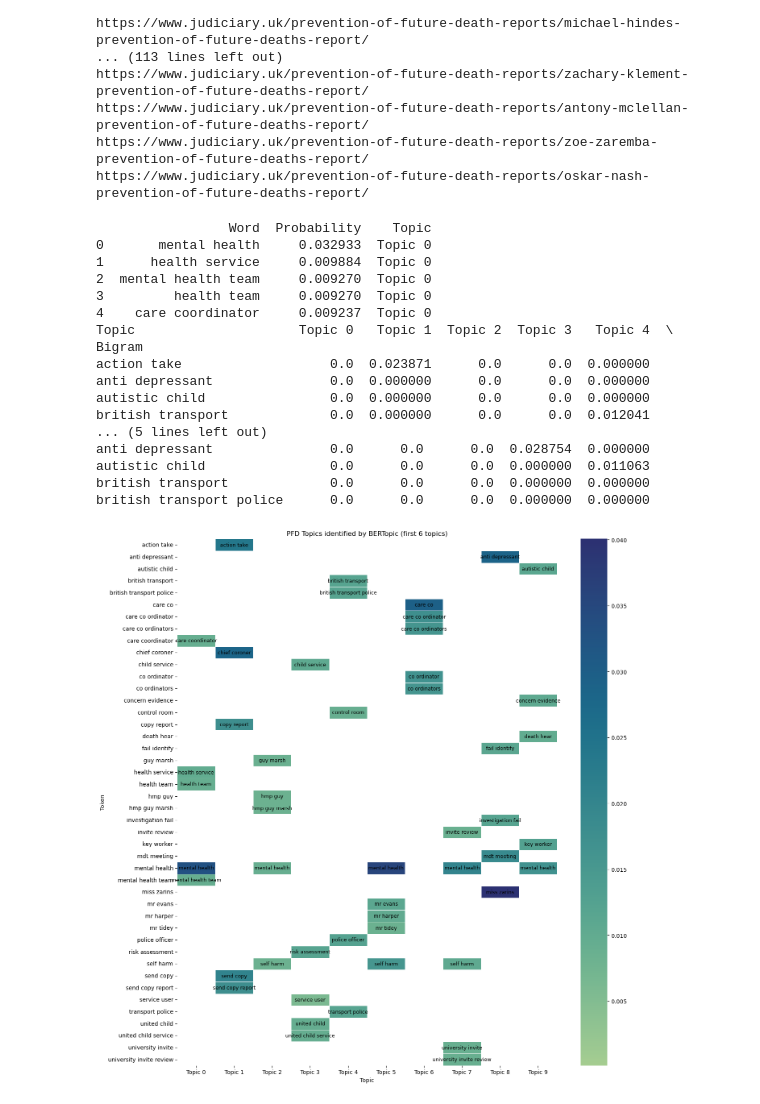
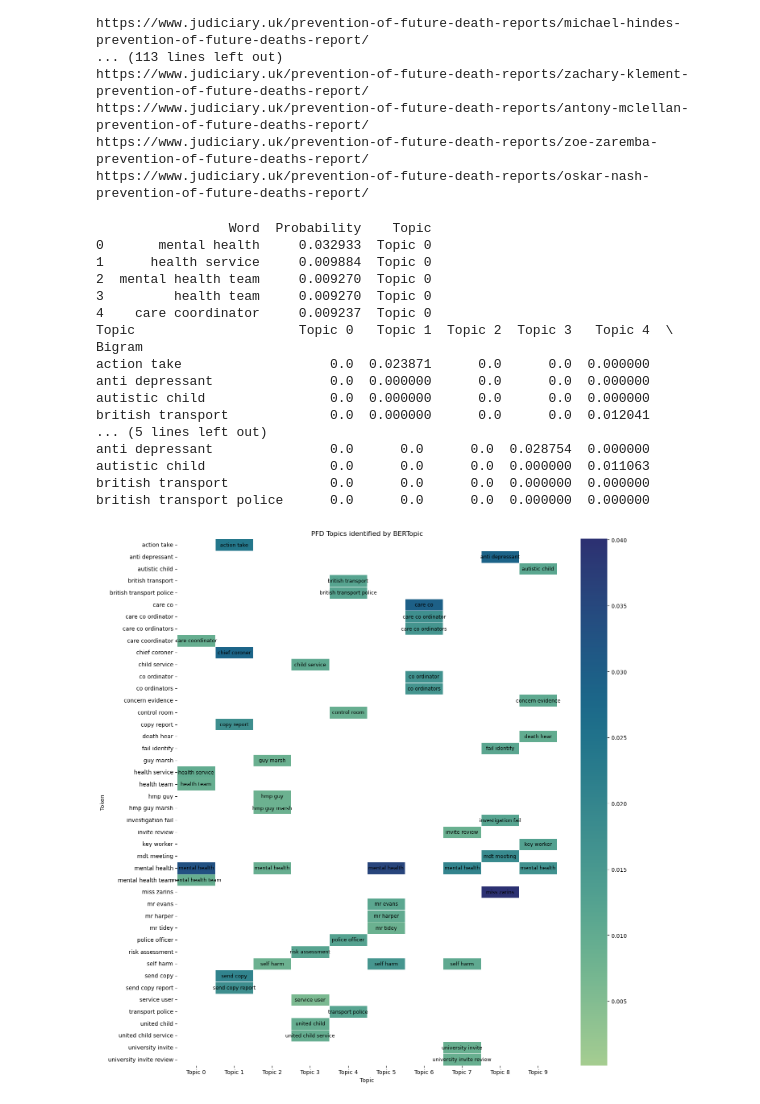
Before and after one commit to Samuel-Osian-Andrews/PFD_NLP, a Jupyter notebook: Scripts/TopicModelling.ipynb, the cells around one changed output. Saved outputs shown, nothing was run; the diff lists cells and outputs as text; code cells hidden in the pictures.

```diff
--- a/Scripts/TopicModelling.ipynb
+++ b/Scripts/TopicModelling.ipynb
@@ -217,35 +217,35 @@ sns.heatmap(pivot_table, cmap=cmap, linewidths=0.5, annot=False,
 # Add bigrams with non-zero probability on top of the heatmap
 for i, bigram in enumerate(pivot_table.index):
     for j, topic in enumerate(pivot_table.columns):
         if pivot_table.loc[bigram, topic] > 0:
             plt.text(j + 0.5, i + 0.5, bigram, ha='center', va='center',
                      color='black' if pivot_table.loc[bigram, topic] > 0 else 'white', fontsize=9)
 
 # Customize plot
-plt.title('PFD Topics identified by BERTopic (first 6 topics)')
+plt.title('PFD Topics identified by BERTopic')
 plt.xlabel('Topic')
 plt.ylabel('Token')
 plt.tight_layout()
 plt.show()
 # %% [output]
                  Word  Probability    Topic
 0       mental health     0.032933  Topic 0
 1      health service     0.009884  Topic 0
 2  mental health team     0.009270  Topic 0
 3         health team     0.009270  Topic 0
 4    care coordinator     0.009237  Topic 0
 Topic                     Topic 0   Topic 1  Topic 2  Topic 3   Topic 4  \
 Bigram
 action take                   0.0  0.023871      0.0      0.0  0.000000
 anti depressant               0.0  0.000000      0.0      0.0  0.000000
 autistic child                0.0  0.000000      0.0      0.0  0.000000
 british transport             0.0  0.000000      0.0      0.0  0.012041
 ... (5 lines left out)
 anti depressant               0.0      0.0      0.0  0.028754  0.000000
 autistic child                0.0      0.0      0.0  0.000000  0.011063
 british transport             0.0      0.0      0.0  0.000000  0.000000
 british transport police      0.0      0.0      0.0  0.000000  0.000000
-[figure, old version]
+[figure, new version]
 # %% [markdown]
 ### Final thoughts
 
```
Also changed, not shown: parts of 1 cell of this notebook.
